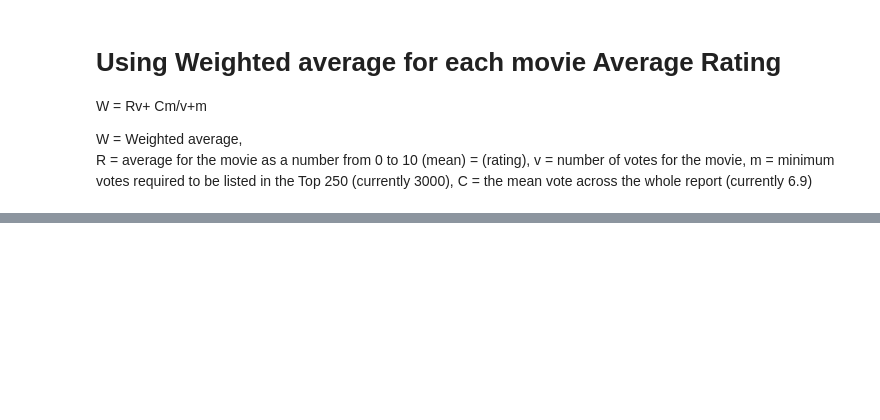
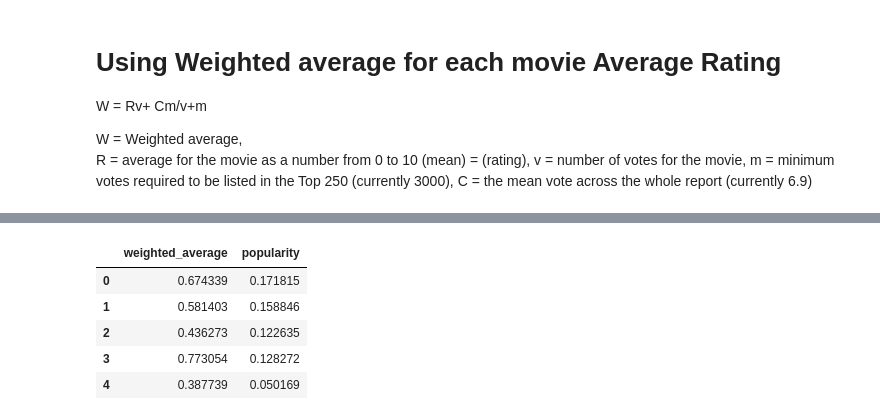
Before and after one commit to Tarun-joy/Recomendation-system-classification, a Jupyter notebook: Basic RDS/basicavg.ipynb, the cells around one changed output, grey strips where cells are left out. Saved outputs shown, nothing was run; the diff lists cells and outputs as text; code cells hidden in the pictures; blank space fills up the shorter version.

```diff
--- a/Basic RDS/basicavg.ipynb
+++ b/Basic RDS/basicavg.ipynb
@@ -99,0 +122,13 @@ movies_cleaned_df.head()
+# %%
+
+scaling = MinMaxScaler()
+movie_scaled_df = scaling.fit_transform(movies_cleaned_df[["weighted_average","popularity"]])
+movie_normalized_df = pd.DataFrame(movie_scaled_df,columns = ['weighted_average','popularity'])
+movie_normalized_df.head()
+# %% [output]
+|  | weighted_average | popularity |
+| 0 | 0.674339 | 0.171815 |
+| 1 | 0.581403 | 0.158846 |
+| 2 | 0.436273 | 0.122635 |
+| 3 | 0.773054 | 0.128272 |
+| 4 | 0.387739 | 0.050169 |
```
Also changed, not shown: parts of 2 cells of this notebook.
